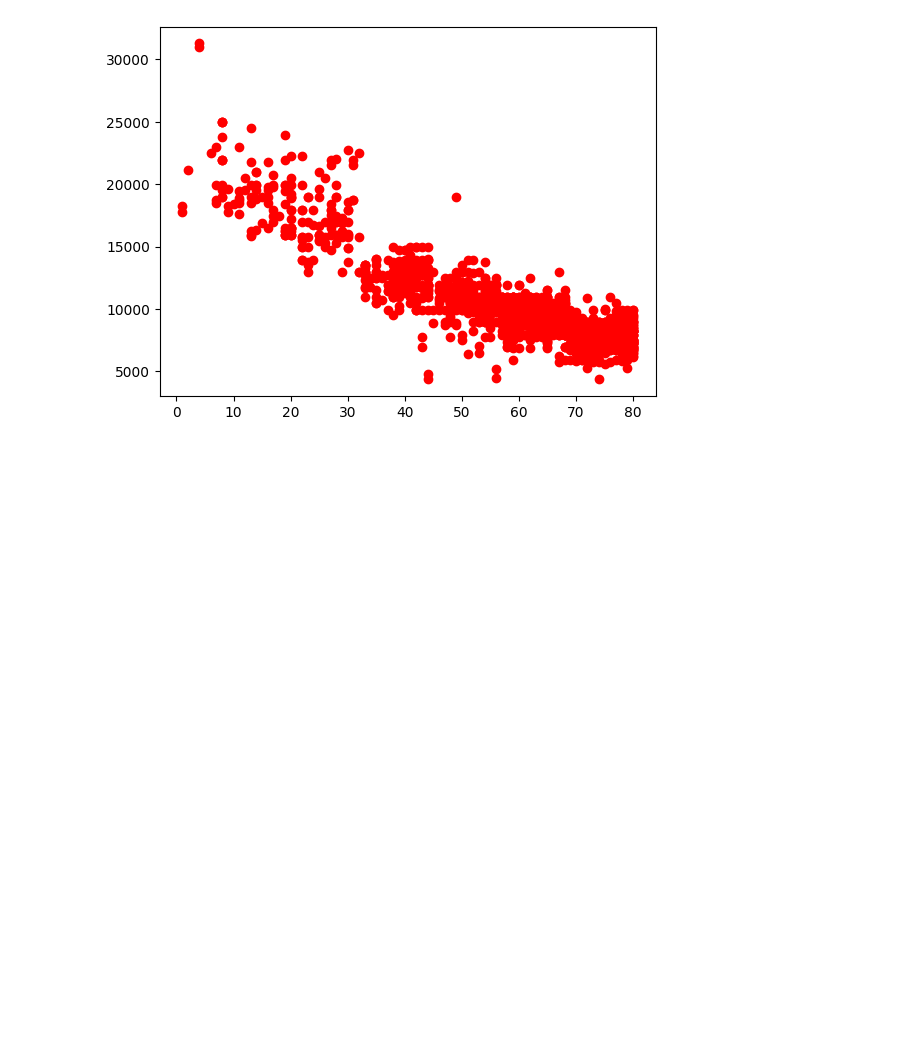
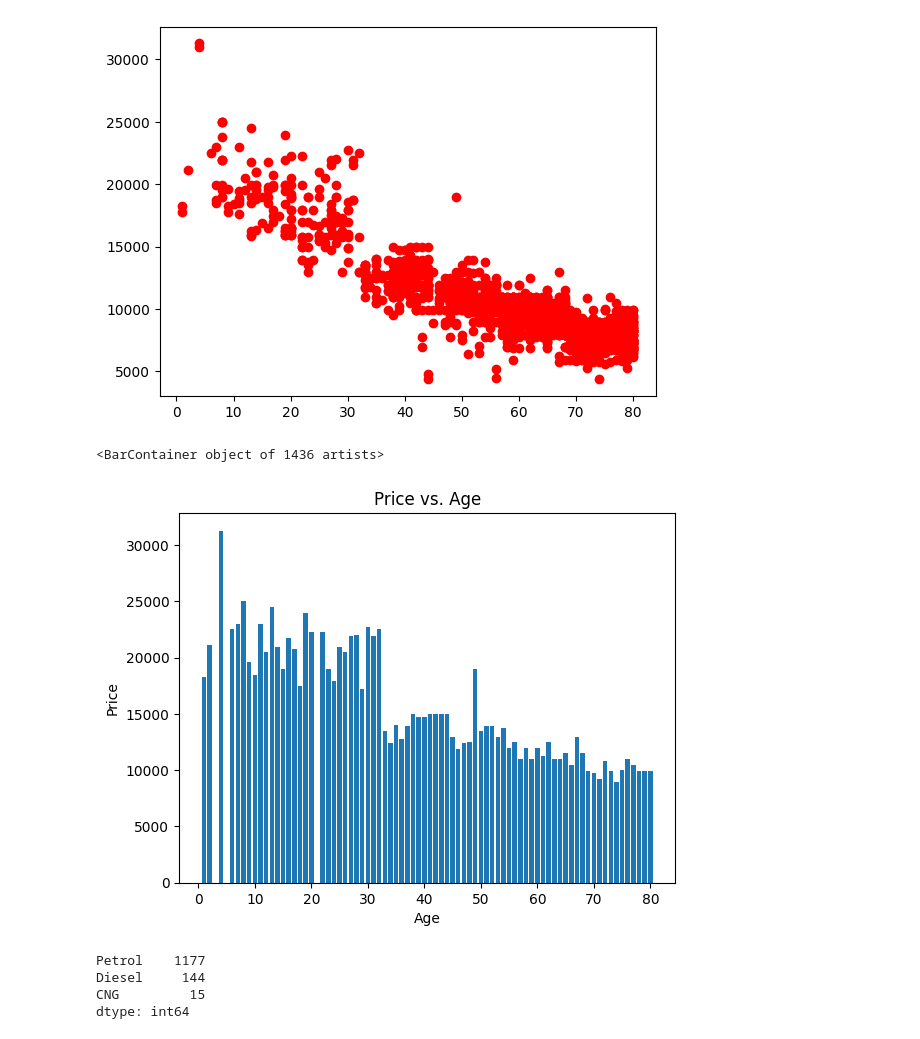
Before and after one commit to School-Related/Second-Year, a Jupyter notebook: Second Semester/Python Programming/Programs/Assignment_7.ipynb, the cells around one changed output. Drawn from its saved outputs; the diff is of its cells as text; code cells hidden in the pictures; blank space fills up the shorter version.

```diff
--- a/Second Semester/Python Programming/Programs/Assignment_7.ipynb
+++ b/Second Semester/Python Programming/Programs/Assignment_7.ipynb
@@ -86,3 +86,19 @@ plt.plot(toyota_df['Age'], toyota_df['Price'], 'ro')
 # %% [output]
 [<matplotlib.lines.Line2D at 0x...>]
 [figure]
+# %%
+plt.ylabel("Price")
+plt.xlabel("Age")
+plt.title("Price vs. Age")
+plt.bar(toyota_df['Age'], toyota_df['Price'])
+# %% [output]
+<BarContainer object of 1436 artists>
+[figure, added]
+# %%
+fuel_type = pd.Series(toyota_df['FuelType'].values).value_counts()
+print(fuel_type)
+# %% [output]
+Petrol    1177
+Diesel     144
+CNG         15
+dtype: int64
```
Also changed, not shown: parts of 4 cells of this notebook, 9 other files.
